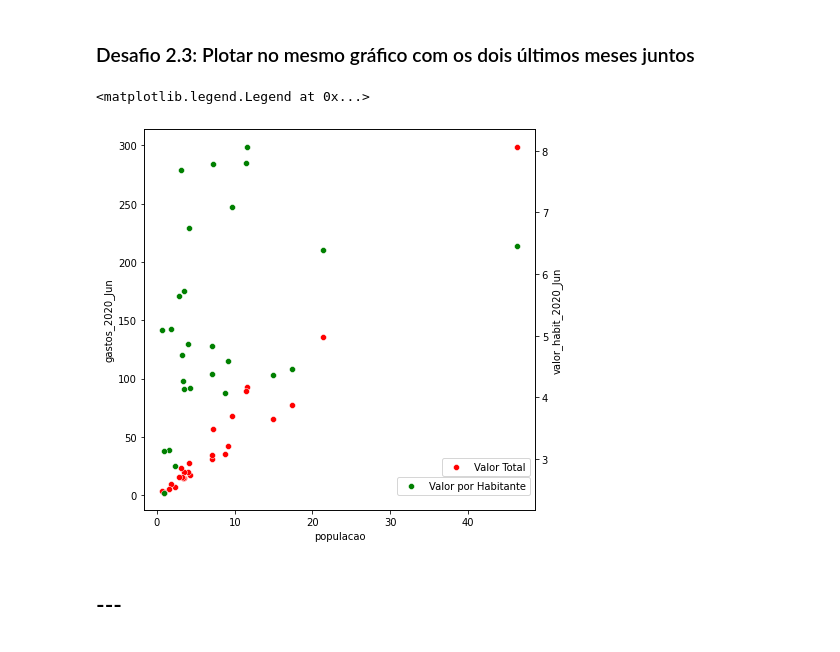
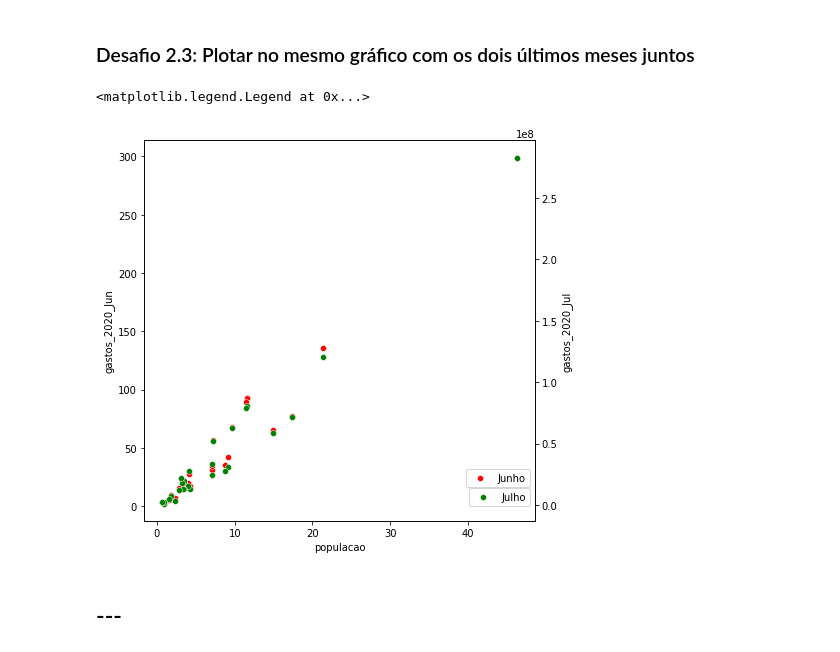
Before and after one commit to cfernando89/Bootcamp_Data_Science, a Jupyter notebook: Alura_BootCamp_Modulo2.ipynb, the cells around one changed output. Drawn from its saved outputs; the diff is of its cells as text; code cells hidden in the pictures.

```diff
--- a/Alura_BootCamp_Modulo2.ipynb
+++ b/Alura_BootCamp_Modulo2.ipynb
@@ -9 +13,7 @@ import pandas as pd
+# %%
+#Importação dos dados do módulo 1
+ordenados_total = pd.read_csv('/content/drive/MyDrive/Alura/Mod_1_ordenados_total.csv').set_index('Unidade da Federação')
+mes_mais_recente = ordenados_total.columns[-1]
+ordenados_total = ordenados_total.T[6:].T/1000000
+gastos_mes_mais_recente = ordenados_total[mes_mais_recente]
 # %%
@@ -197,7 +219,7 @@ populacao.index = populacao.index.str.strip()
 #Limpar casos com nome do estado duplicados
 
 for estado in gastos_mes_mais_recente.index:
-  #print(f"{estado} {estado} => {estado}")
-  populacao.index = populacao.index.str.replace(f'{estado} {estado}', estado)
+  print(f"{estado} {estado} => {estado}")
+  #populacao.index = populacao.index.str.replace(f'{estado} {estado}', estado)
 populacao.index
 # %% [output]
@@ -552,17 +589,17 @@ Text(0.5, 1.0, 'R$ por habitante Junho')
 # %%
 plt.figure(figsize = (7,7))
 x_pop = gastos_e_populacao_semestre['populacao']/1000000
 
 sns.scatterplot(data=gastos_e_populacao_semestre/1000000, x='populacao',
-                y='gastos_2020_Jun',color='r',label='Valor Total')
+                y='gastos_2020_Jun',color='r',label='Junho')
 plt.legend(loc='best', bbox_to_anchor=(0.5, 0., 0.5, 0.15))
 
 ax2 = plt.twinx()
 sns.scatterplot(ax=ax2,data=gastos_e_populacao_semestre, x=x_pop,
-                y='valor_habit_2020_Jun',color='g',label = 'Valor por Habitante')
+                y='gastos_2020_Jul',color='g',label = 'Julho')
 plt.legend(loc='best', bbox_to_anchor=(0.5, 0., 0.5, 0.1))
 # %% [output]
 <matplotlib.legend.Legend at 0x...>
-[figure, old version]
+[figure, new version]
 # %% [markdown]
 ## ---
```
Also changed, not shown: parts of 69 cells of this notebook.
